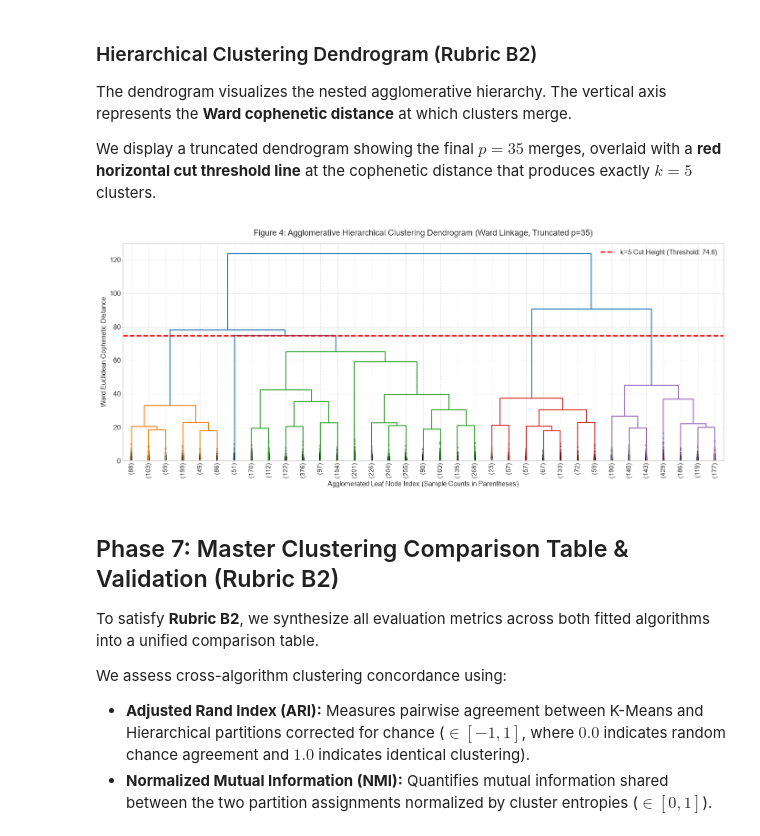
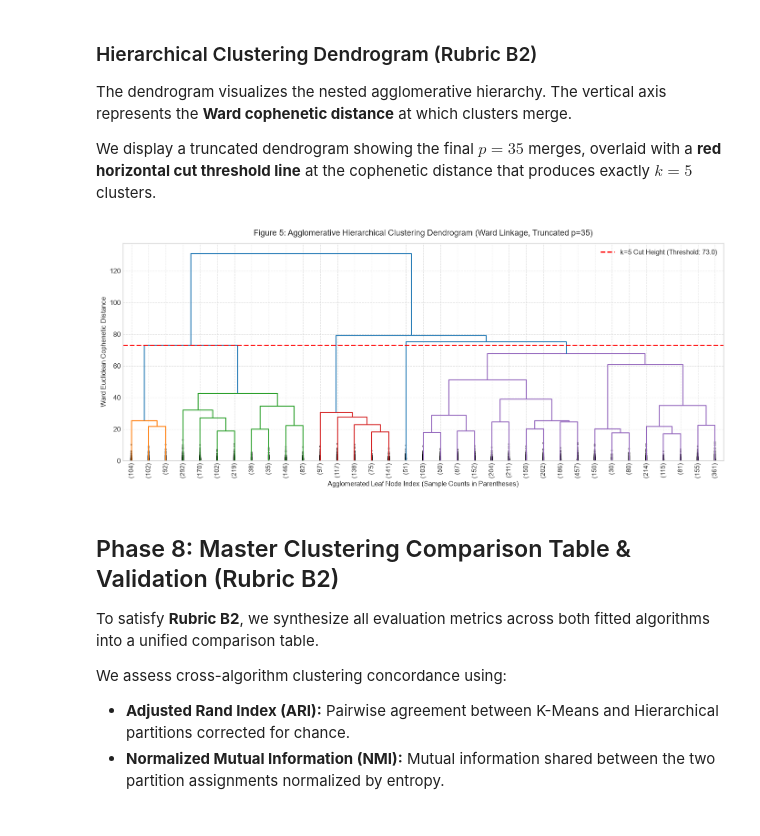
Before and after one commit to vector4653/LearntheML, a Jupyter notebook: notebooks/clustering.ipynb, the cells around one changed output. Drawn from its saved outputs; the diff is of its cells as text; code cells hidden in the pictures.

```diff
--- a/notebooks/clustering.ipynb
+++ b/notebooks/clustering.ipynb
@@ -588,0 +919,31 @@ Examining the empirical cluster size breakdowns reveals a stark structural diffe
+# %%
+# 1. Compute Full Linkage Matrix using Ward's minimum variance criterion
+print("Computing Ward linkage matrix (Euclidean metric)...")
+Z = linkage(X_improved, method='ward', metric='euclidean')
+print(f"Ward Linkage Matrix computed successfully: shape = {Z.shape}")
+
+# 2. Fit Agglomerative Clustering model for k = 5
+hierarchical = AgglomerativeClustering(
+    n_clusters=OPTIMAL_K,
+    metric='euclidean',
+    linkage='ward'
+)
+hierarchical_labels = hierarchical.fit_predict(X_improved)
+clean_sample_clipped['hierarchical_cluster'] = hierarchical_labels
+
+# Compute formal validation metrics (Rubric B2)
+final_h_sil = float(silhouette_score(X_improved, hierarchical_labels))
+final_h_db = float(davies_bouldin_score(X_improved, hierarchical_labels))
+final_h_ch = float(calinski_harabasz_score(X_improved, hierarchical_labels))
+
+print("=" * 65)
+print(f"=== Agglomerative Hierarchical Evaluation Metrics (k = {OPTIMAL_K}) ===")
+print("=" * 65)
+print(f"Silhouette Score (↑):       {final_h_sil:.4f}")
+print(f"Davies-Bouldin Index (↓):   {final_h_db:.4f}")
+print(f"Calinski-Harabasz Index (↑):{final_h_ch:.2f}")
+
+print("\nHierarchical Cluster Sample Breakdown:")
+h_dist = clean_sample_clipped['hierarchical_cluster'].value_counts().sort_index()
+for c, cnt in h_dist.items():
+    print(f"  Cluster {c}: {cnt:5,d} tracks ({cnt / len(clean_sample_clipped) * 100:5.1f}%)")
@@ -593,36 +970,36 @@ The dendrogram visualizes the nested agglomerative hierarchy. The vertical axis
 We display a truncated dendrogram showing the final $p=35$ merges, overlaid with a **red horizontal cut threshold line** at the cophenetic distance that produces exactly $k=5$ clusters.
 # %%
 # Cut threshold corresponding to k=5 partitions
-cut_threshold = Z[-(OPTIMAL_K - 1), 2]
+cut_threshold = float(Z[-(OPTIMAL_K - 1), 2])
 
 fig, ax = plt.subplots(figsize=(14, 6))
 dendrogram(
     Z,
     truncate_mode='lastp',
     p=35,
     leaf_rotation=90.,
     leaf_font_size=10.,
     show_contracted=True,
     color_threshold=cut_threshold,
     ax=ax
 )
 
 ax.axhline(cut_threshold, color='red', linestyle='--', lw=2, label=f'k={OPTIMAL_K} Cut Height (Threshold: {cut_threshold:.1f})')
-ax.set_title('Figure 4: Agglomerative Hierarchical Clustering Dendrogram (Ward Linkage, Truncated p=35)', fontsize=13, pad=12)
+ax.set_title('Figure 5: Agglomerative Hierarchical Clustering Dendrogram (Ward Linkage, Truncated p=35)', fontsize=13, pad=12)
 ax.set_xlabel('Agglomerated Leaf Node Index (Sample Counts in Parentheses)', fontsize=11)
 ax.set_ylabel('Ward Euclidean Cophenetic Distance', fontsize=11)
 ax.legend(loc='upper right')
 ax.grid(True, linestyle='--', alpha=0.5)
 plt.tight_layout()
 plt.show()
 # %% [output]
-[figure, old version]
+[figure, new version]
 # %% [markdown]
-## Phase 7: Master Clustering Comparison Table & Validation (Rubric B2)
+## Phase 8: Master Clustering Comparison Table & Validation (Rubric B2)
 
 To satisfy **Rubric B2**, we synthesize all evaluation metrics across both fitted algorithms into a unified comparison table.
 
 We assess cross-algorithm clustering concordance using:
-* **Adjusted Rand Index (ARI):** Measures pairwise agreement between K-Means and Hierarchical partitions corrected for chance ($\in [-1, 1]$, where $0.0$ indicates random chance agreement and $1.0$ indicates identical clustering).
-* **Normalized Mutual Information (NMI):** Quantifies mutual information shared between the two partition assignments normalized by cluster entropies ($\in [0, 1]$).
+* **Adjusted Rand Index (ARI):** Pairwise agreement between K-Means and Hierarchical partitions corrected for chance.
+* **Normalized Mutual Information (NMI):** Mutual information shared between the two partition assignments normalized by entropy.
 # %%
```
Also changed, not shown: parts of 54 cells of this notebook, 1 other file.
